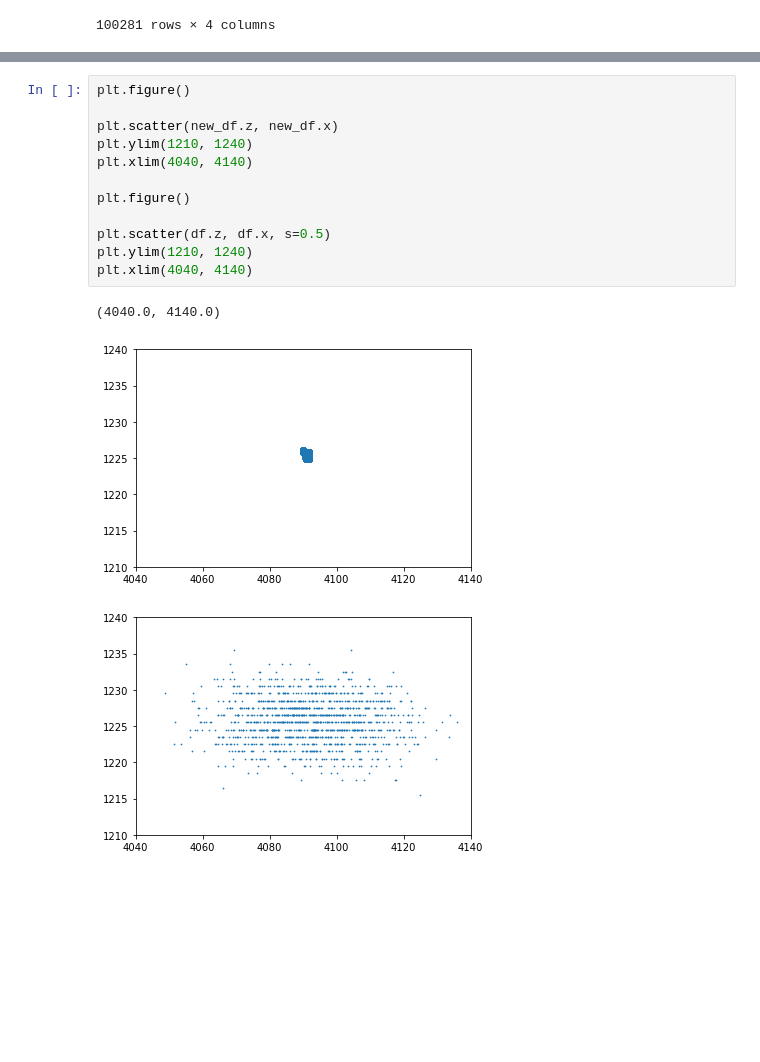
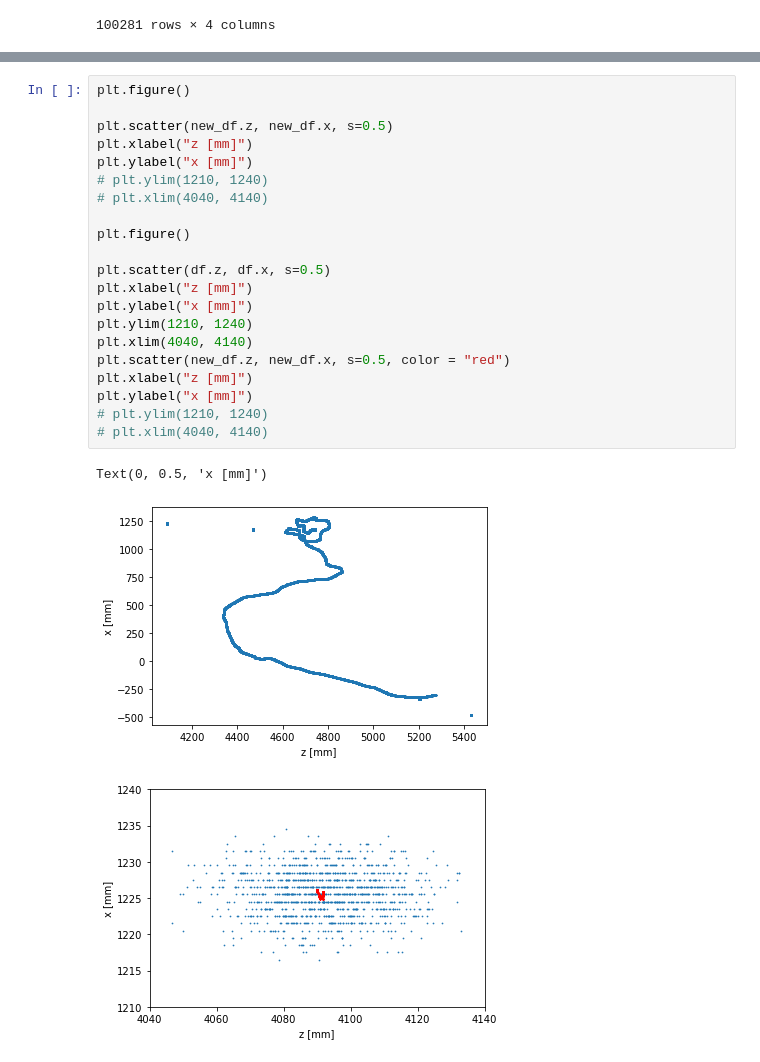
Before and after one commit to kvjmistry/DoubleBeta, a Jupyter notebook: notebooks/DiffuseData.ipynb, the cells around one changed output, grey strips where cells are left out. Saved outputs shown, nothing was run; the diff lists cells and outputs as text; blank space fills up the shorter version.

```diff
--- a/notebooks/DiffuseData.ipynb
+++ b/notebooks/DiffuseData.ipynb
@@ -280,16 +280,25 @@ ax.scatter(0,0,0,c="red", s=5, zorder=1) #coolwarm
 # %%
 plt.figure()
 
-plt.scatter(new_df.z, new_df.x)
-plt.ylim(1210, 1240)
-plt.xlim(4040, 4140)
+plt.scatter(new_df.z, new_df.x, s=0.5)
+plt.xlabel("z [mm]")
+plt.ylabel("x [mm]")
+# plt.ylim(1210, 1240)
+# plt.xlim(4040, 4140)
 
 plt.figure()
 
 plt.scatter(df.z, df.x, s=0.5)
+plt.xlabel("z [mm]")
+plt.ylabel("x [mm]")
 plt.ylim(1210, 1240)
 plt.xlim(4040, 4140)
+plt.scatter(new_df.z, new_df.x, s=0.5, color = "red")
+plt.xlabel("z [mm]")
+plt.ylabel("x [mm]")
+# plt.ylim(1210, 1240)
+# plt.xlim(4040, 4140)
 # %% [output]
-(4040.0, 4140.0)
+Text(0, 0.5, 'x [mm]')
-[figure, old version]
+[figure, new version]
-[figure, old version]
+[figure, new version]
```
Also changed, not shown: parts of 8 cells of this notebook, 1 other file.
